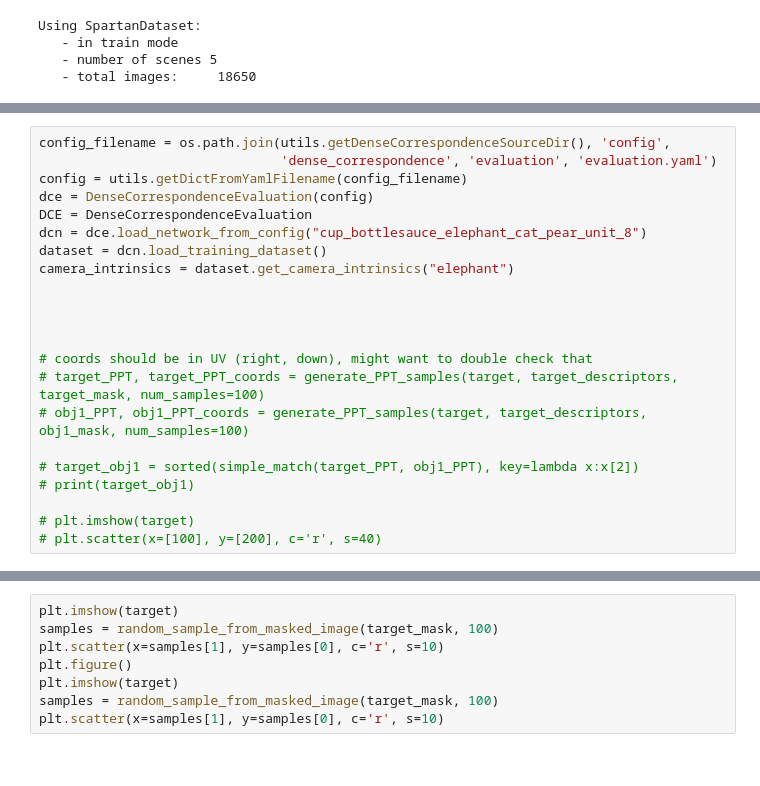
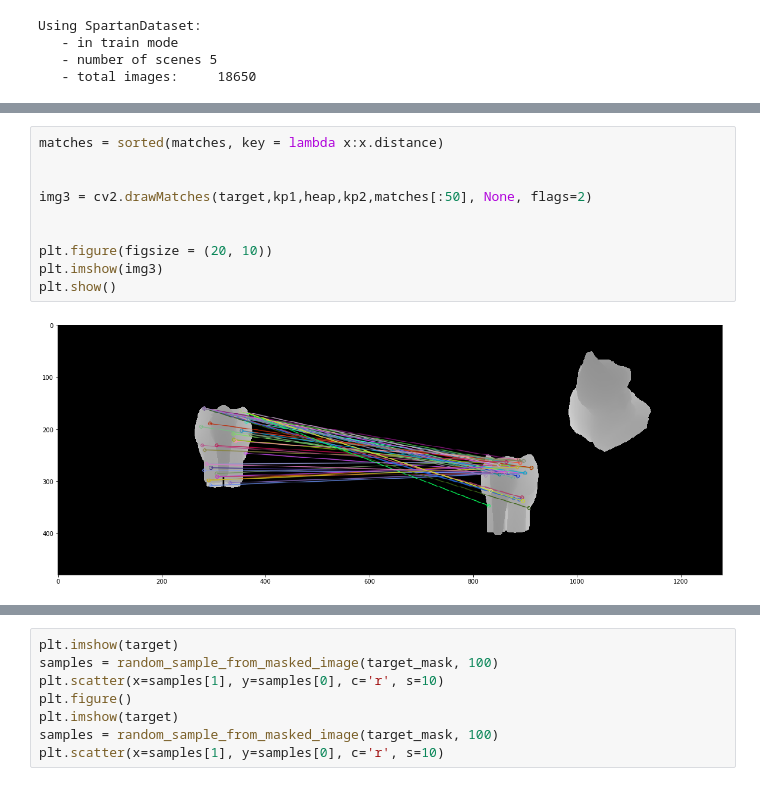
Before and after one commit to dtseng/pytorch-dense-correspondence, a Jupyter notebook: dense_correspondence/experiments/mech_search/simple_orb_correspondence.ipynb, the cells around one changed output, grey strips where cells are left out. Drawn from its saved outputs; the diff is of its cells as text.

```diff
--- a/dense_correspondence/experiments/mech_search/simple_orb_correspondence.ipynb
+++ b/dense_correspondence/experiments/mech_search/simple_orb_correspondence.ipynb
@@ -290,22 +37,0 @@ def run_PPF_match(dcn, dataset, heap_name, target_name, num_samples):
-# %%
-config_filename = os.path.join(utils.getDenseCorrespondenceSourceDir(), 'config',
-                               'dense_correspondence', 'evaluation', 'evaluation.yaml')
-config = utils.getDictFromYamlFilename(config_filename)
-dce = DenseCorrespondenceEvaluation(config)
-DCE = DenseCorrespondenceEvaluation
-dcn = dce.load_network_from_config("cup_bottlesauce_elephant_cat_pear_unit_8")
-dataset = dcn.load_training_dataset()
-camera_intrinsics = dataset.get_camera_intrinsics("elephant")
-
-
-
-
-# coords should be in UV (right, down), might want to double check that
-# target_PPT, target_PPT_coords = generate_PPT_samples(target, target_descriptors, target_mask, num_samples=100)
-# obj1_PPT, obj1_PPT_coords = generate_PPT_samples(target, target_descriptors, obj1_mask, num_samples=100)
-
-# target_obj1 = sorted(simple_match(target_PPT, obj1_PPT), key=lambda x:x[2])
-# print(target_obj1)
-
-# plt.imshow(target)
-# plt.scatter(x=[100], y=[200], c='r', s=40)
@@ -317 +381,13 @@ Using SpartanDataset:
+# %%
+matches = sorted(matches, key = lambda x:x.distance)
+
+
+img3 = cv2.drawMatches(target,kp1,heap,kp2,matches[:50], None, flags=2)
+
+
+plt.figure(figsize = (20, 10))
+plt.imshow(img3)
+plt.show()
+# %% [output]
+[figure, added]
 # %%
```
Also changed, not shown: parts of 9 cells of this notebook.
